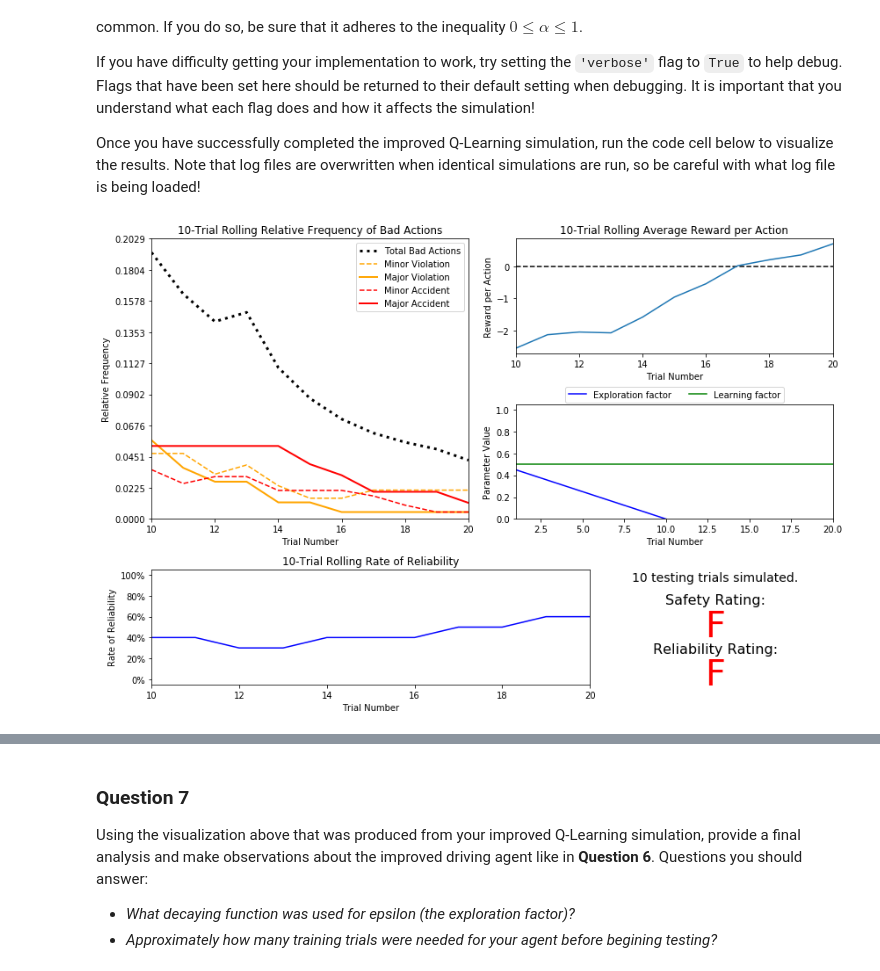
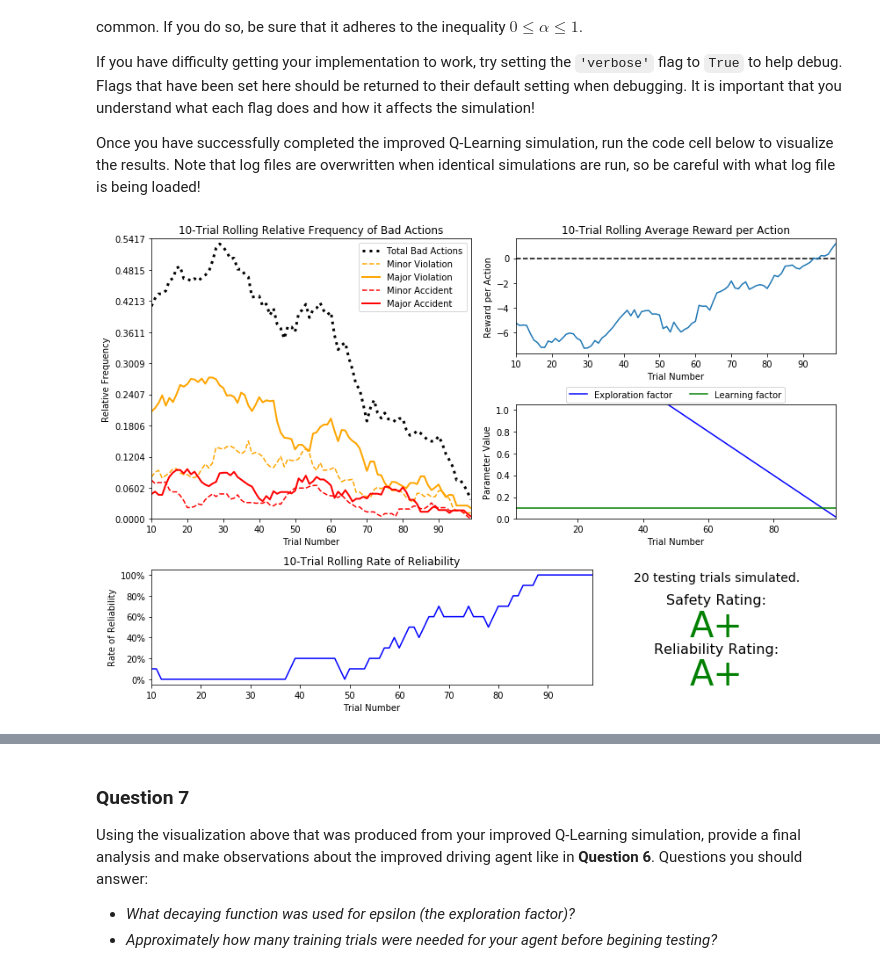
Before and after one commit to crispar/machine-learning, a Jupyter notebook: projects/smartcab/smartcab.ipynb, the cells around one changed output, grey strips where cells are left out. Saved outputs shown, nothing was run; the diff lists cells and outputs as text; code cells hidden in the pictures.

```diff
--- a/projects/smartcab/smartcab.ipynb
+++ b/projects/smartcab/smartcab.ipynb
@@ -308,10 +308,10 @@ If you have difficulty getting your implementation to work, try setting the `'ve
 Once you have successfully completed the improved Q-Learning simulation, run the code cell below to visualize the results. Note that log files are overwritten when identical simulations are run, so be careful with what log file is being loaded!
 # %%
 # update_delay=0.1
-# epsilon=0.5, alpha=0.5
-#n_test=10, tolerance=0.02
+# epsilon=2, alpha=0.1
+# n_test=20, tolerance=0.02
 
 # Load the 'sim_improved-learning' file from the improved Q-Learning simulation
-vs.plot_trials('sim_improved-learning_case_01.csv')
+vs.plot_trials('sim_improved-learning.csv')
 # %% [output]
-[figure, old version]
+[figure, new version]
```
Also changed, not shown: parts of 9 cells of this notebook, 5 other files.
